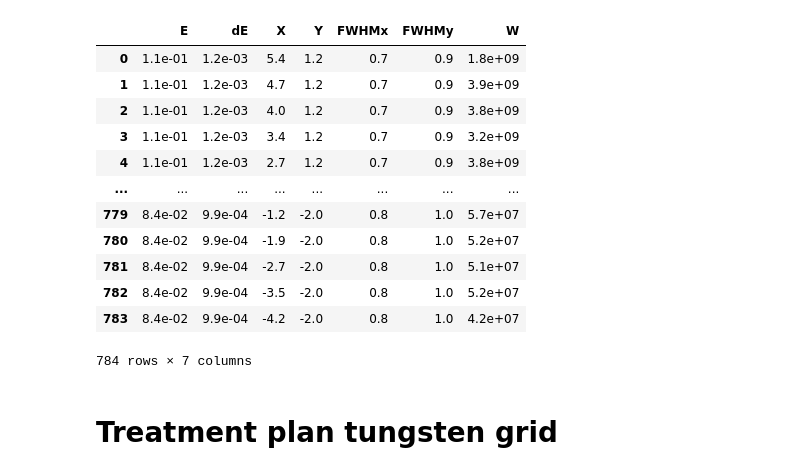
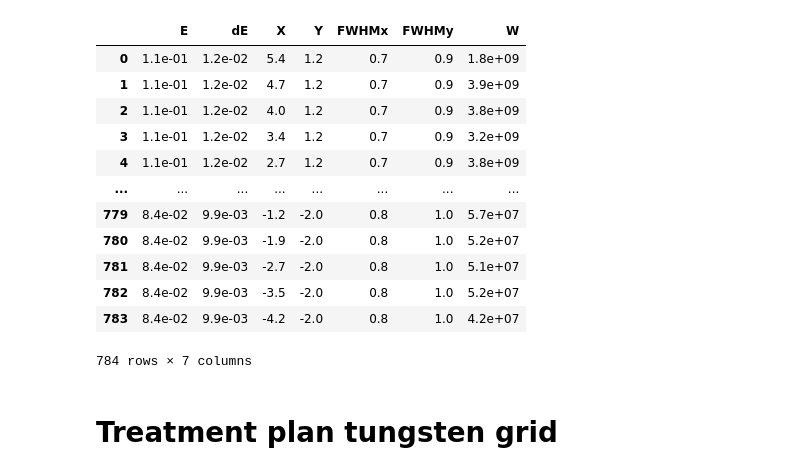
Before and after one commit to sewerininc/fluka_simulations, a Jupyter notebook: python_notebook/first test.ipynb, the cells around one changed output. Drawn from its saved outputs; the diff is of its cells as text; code cells hidden in the pictures.

```diff
--- a/python_notebook/first test.ipynb
+++ b/python_notebook/first test.ipynb
@@ -78,22 +78,23 @@ test_script.sort()
 columns = ["E", "dE", "X", "Y", "FWHMx", "FWHMy", 1, 2, 3, 4, "W"]
 sobp_data = pd.DataFrame(np.loadtxt(sobp_path, skiprows=2), columns=columns)
 sobp_data = sobp_data.drop(columns=[1,2,3,4])
-# %%
-#sobp_data= sobp_data.drop(columns=["dE", "FWHMx", "FWHMy", "W"])
-sobp_data
-# %% [output]
-|  | E | dE | X | Y | FWHMx | FWHMy | W |
-| 0 | 1.1e-01 | 1.2e-03 | 5.4 | 1.2 | 0.7 | 0.9 | 1.8e+09 |
-| 1 | 1.1e-01 | 1.2e-03 | 4.7 | 1.2 | 0.7 | 0.9 | 3.9e+09 |
-| 2 | 1.1e-01 | 1.2e-03 | 4.0 | 1.2 | 0.7 | 0.9 | 3.8e+09 |
-| 3 | 1.1e-01 | 1.2e-03 | 3.4 | 1.2 | 0.7 | 0.9 | 3.2e+09 |
-| 4 | 1.1e-01 | 1.2e-03 | 2.7 | 1.2 | 0.7 | 0.9 | 3.8e+09 |
-| ... | ... | ... | ... | ... | ... | ... | ... |
-| 779 | 8.4e-02 | 9.9e-04 | -1.2 | -2.0 | 0.8 | 1.0 | 5.7e+07 |
-| 780 | 8.4e-02 | 9.9e-04 | -1.9 | -2.0 | 0.8 | 1.0 | 5.2e+07 |
-| 781 | 8.4e-02 | 9.9e-04 | -2.7 | -2.0 | 0.8 | 1.0 | 5.1e+07 |
-| 782 | 8.4e-02 | 9.9e-04 | -3.5 | -2.0 | 0.8 | 1.0 | 5.2e+07 |
-| 783 | 8.4e-02 | 9.9e-04 | -4.2 | -2.0 | 0.8 | 1.0 | 4.2e+07 |
-784 rows × 7 columns
+# %%
+#sobp_data= sobp_data.drop(columns=["dE", "FWHMx", "FWHMy", "W"])
+sobp_data["dE"] = sobp_data["dE"].values *10
+sobp_data
+# %% [output]
+|  | E | dE | X | Y | FWHMx | FWHMy | W |
+| 0 | 1.1e-01 | 1.2e-02 | 5.4 | 1.2 | 0.7 | 0.9 | 1.8e+09 |
+| 1 | 1.1e-01 | 1.2e-02 | 4.7 | 1.2 | 0.7 | 0.9 | 3.9e+09 |
+| 2 | 1.1e-01 | 1.2e-02 | 4.0 | 1.2 | 0.7 | 0.9 | 3.8e+09 |
+| 3 | 1.1e-01 | 1.2e-02 | 3.4 | 1.2 | 0.7 | 0.9 | 3.2e+09 |
+| 4 | 1.1e-01 | 1.2e-02 | 2.7 | 1.2 | 0.7 | 0.9 | 3.8e+09 |
+| ... | ... | ... | ... | ... | ... | ... | ... |
+| 779 | 8.4e-02 | 9.9e-03 | -1.2 | -2.0 | 0.8 | 1.0 | 5.7e+07 |
+| 780 | 8.4e-02 | 9.9e-03 | -1.9 | -2.0 | 0.8 | 1.0 | 5.2e+07 |
+| 781 | 8.4e-02 | 9.9e-03 | -2.7 | -2.0 | 0.8 | 1.0 | 5.1e+07 |
+| 782 | 8.4e-02 | 9.9e-03 | -3.5 | -2.0 | 0.8 | 1.0 | 5.2e+07 |
+| 783 | 8.4e-02 | 9.9e-03 | -4.2 | -2.0 | 0.8 | 1.0 | 4.2e+07 |
+784 rows × 7 columns
 # %%
 fmt = '%1.5f', '%1.5f', '%1.5f','%1.5f', '%1.5f', '%1.5f', '%.8e'
```
Also changed, not shown: parts of 21 cells of this notebook, 1 other file.
